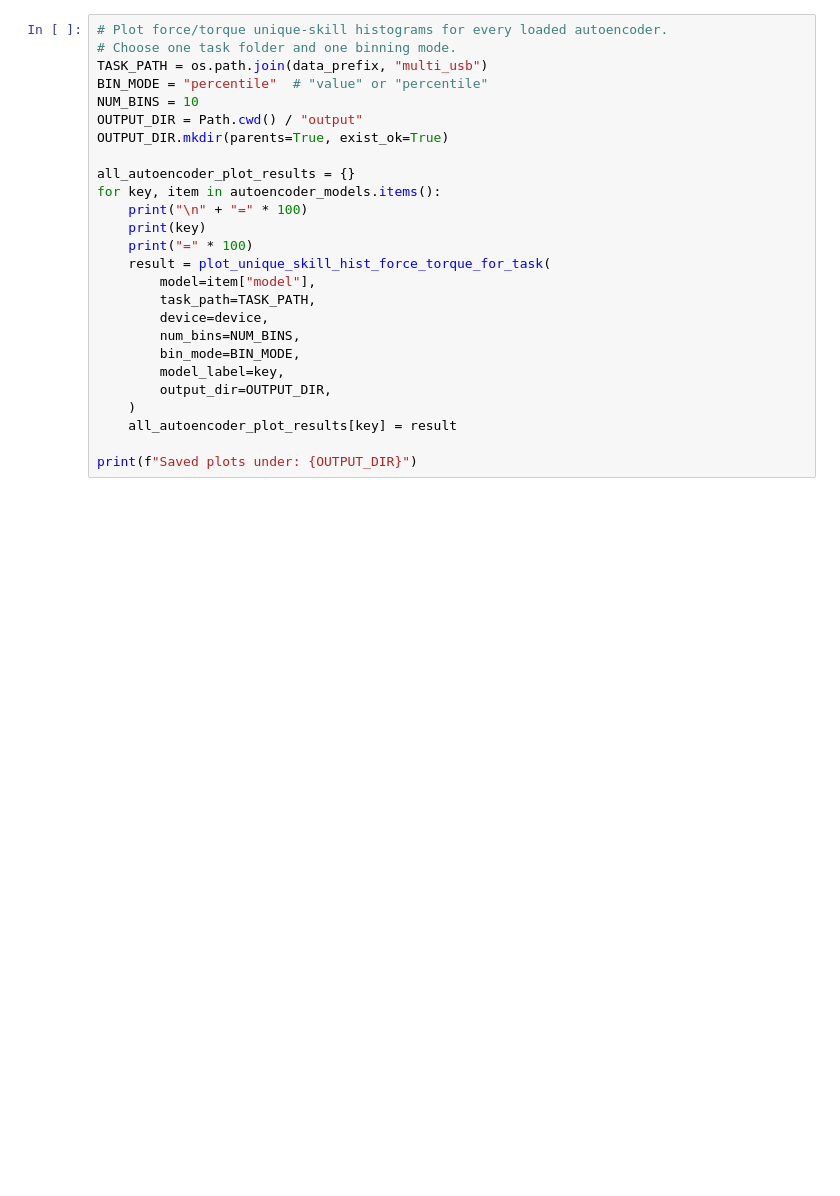
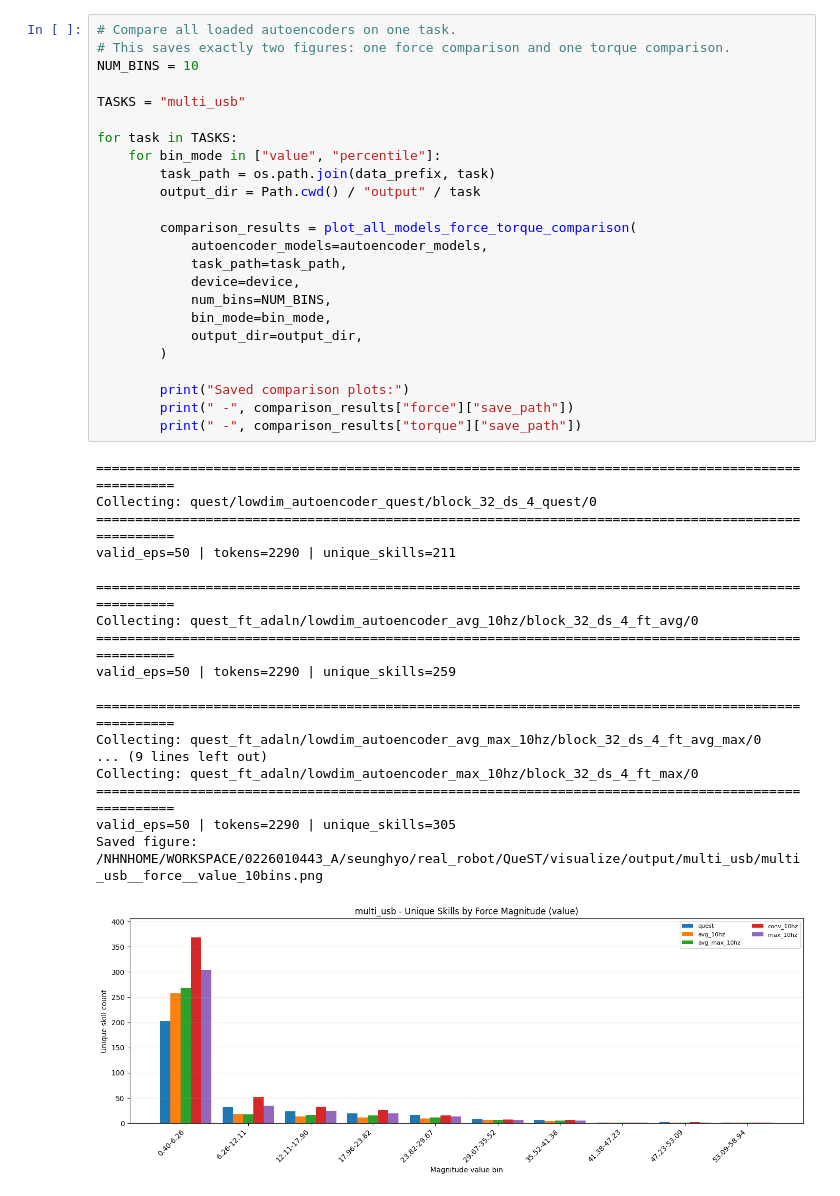
Before and after one commit to shy020501/skill_real_robot, a Jupyter notebook: visualize/visualize_skill.ipynb, the cells around one changed output. Drawn from its saved outputs; the diff is of its cells as text; blank space fills up the shorter version.

Commit message:
Update real robot force torque workflow

```diff
--- a/visualize/visualize_skill.ipynb
+++ b/visualize/visualize_skill.ipynb
@@ -737,26 +1186,43 @@ Error:
-# %%
-# Plot force/torque unique-skill histograms for every loaded autoencoder.
-# Choose one task folder and one binning mode.
-TASK_PATH = os.path.join(data_prefix, "multi_usb")
-BIN_MODE = "percentile"  # "value" or "percentile"
-NUM_BINS = 10
-OUTPUT_DIR = Path.cwd() / "output"
-OUTPUT_DIR.mkdir(parents=True, exist_ok=True)
-
-all_autoencoder_plot_results = {}
-for key, item in autoencoder_models.items():
-    print("\n" + "=" * 100)
-    print(key)
-    print("=" * 100)
-    result = plot_unique_skill_hist_force_torque_for_task(
-        model=item["model"],
-        task_path=TASK_PATH,
-        device=device,
-        num_bins=NUM_BINS,
-        bin_mode=BIN_MODE,
-        model_label=key,
-        output_dir=OUTPUT_DIR,
-    )
-    all_autoencoder_plot_results[key] = result
-
-print(f"Saved plots under: {OUTPUT_DIR}")
+# %%
+# Compare all loaded autoencoders on one task.
+# This saves exactly two figures: one force comparison and one torque comparison.
+NUM_BINS = 10
+
+TASKS = "multi_usb"
+
+for task in TASKS:
+    for bin_mode in ["value", "percentile"]:
+        task_path = os.path.join(data_prefix, task)
+        output_dir = Path.cwd() / "output" / task
+
+        comparison_results = plot_all_models_force_torque_comparison(
+            autoencoder_models=autoencoder_models,
+            task_path=task_path,
+            device=device,
+            num_bins=NUM_BINS,
+            bin_mode=bin_mode,
+            output_dir=output_dir,
+        )
+
+        print("Saved comparison plots:")
+        print(" -", comparison_results["force"]["save_path"])
+        print(" -", comparison_results["torque"]["save_path"])
+# %% [output]
+====================================================================================================
+Collecting: quest/lowdim_autoencoder_quest/block_32_ds_4_quest/0
+====================================================================================================
+valid_eps=50 | tokens=2290 | unique_skills=211
+
+====================================================================================================
+Collecting: quest_ft_adaln/lowdim_autoencoder_avg_10hz/block_32_ds_4_ft_avg/0
+====================================================================================================
+valid_eps=50 | tokens=2290 | unique_skills=259
+
+====================================================================================================
+Collecting: quest_ft_adaln/lowdim_autoencoder_avg_max_10hz/block_32_ds_4_ft_avg_max/0
+... (9 lines left out)
+Collecting: quest_ft_adaln/lowdim_autoencoder_max_10hz/block_32_ds_4_ft_max/0
+====================================================================================================
+valid_eps=50 | tokens=2290 | unique_skills=305
+Saved figure: /NHNHOME/WORKSPACE/0226010443_A/seunghyo/real_robot/QueST/visualize/output/multi_usb/multi_usb__force__value_10bins.png
+[figure, added]
```
Also changed, not shown: parts of 6 cells of this notebook, 3 other files.
